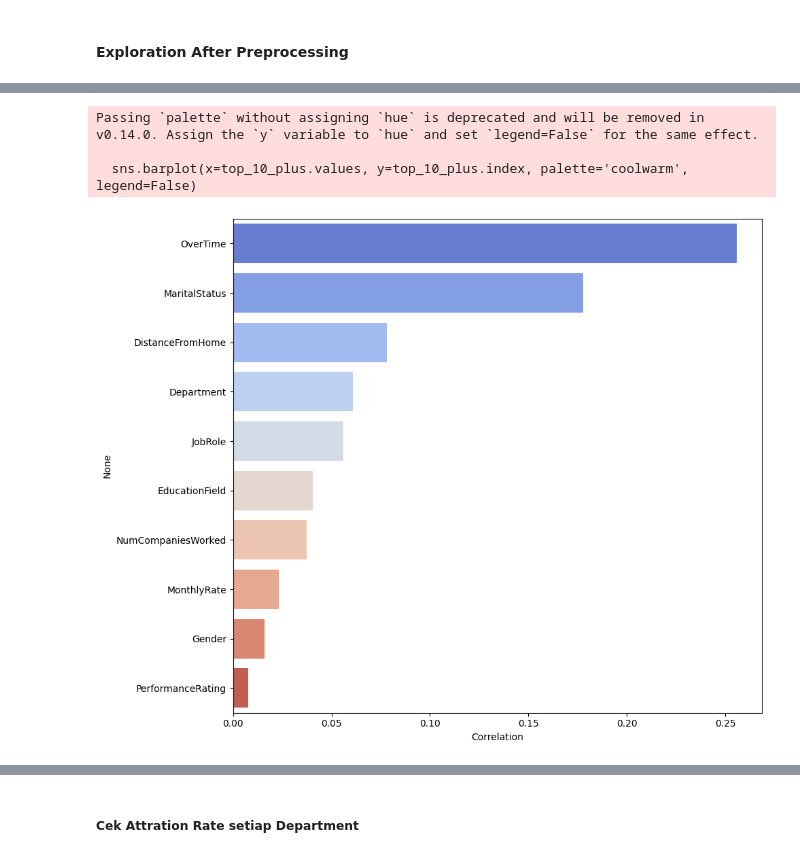
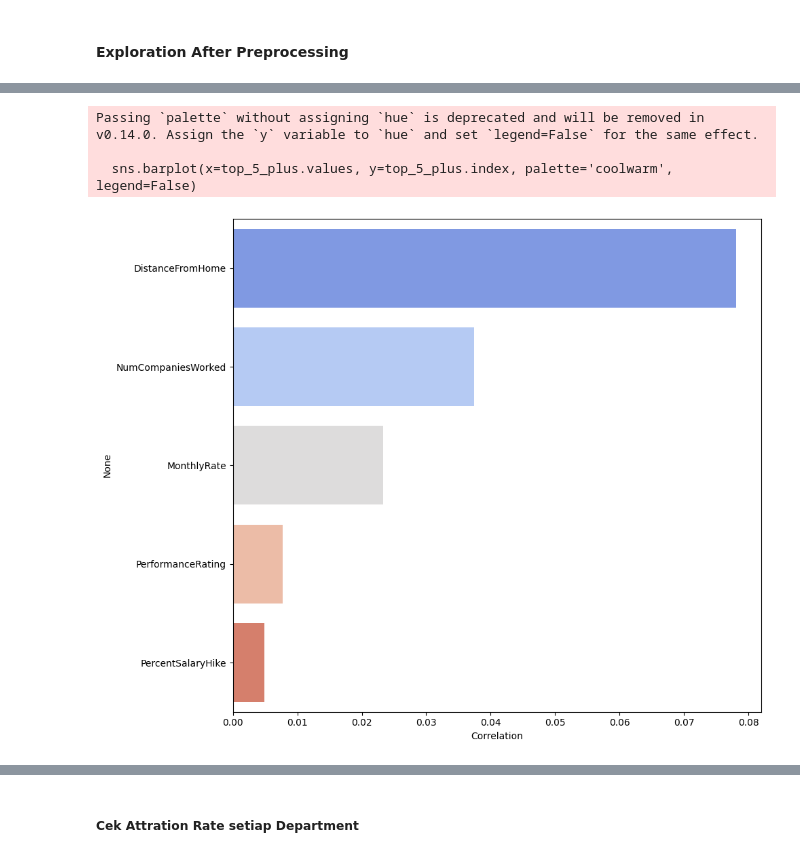
Before and after one commit to Sulbae/HR-Dashboard, a Jupyter notebook: notebook.ipynb, the cells around one changed output, grey strips where cells are left out. Cells and saved outputs as stored; diff of their text form; code cells hidden in the pictures.

```diff
--- a/notebook.ipynb
+++ b/notebook.ipynb
@@ -307,0 +309,6 @@ for col in categorical_features:
+# %%
+columns_to_drop = ['EmployeeCount', 'StandardHours', 'Over18']
+
+selected_df = df.copy().drop(columns=columns_to_drop, inplace=False)
+
+selected_df.info()
@@ -321,15 +347,15 @@ plt.show()
 # %%
 # Korelasi positif terhadap Attrition
-top_10_plus = df.corr()['Attrition'].drop('Attrition').sort_values(ascending=False).head(10)
+top_5_plus = selected_df.select_dtypes(include=['int64', 'float64']).corr(method='pearson')['Attrition'].drop('Attrition').sort_values(ascending=False).head()
 
 plt.figure(figsize=(10, 8))
-sns.barplot(x=top_10_plus.values, y=top_10_plus.index, palette='coolwarm', legend=False)
+sns.barplot(x=top_5_plus.values, y=top_5_plus.index, palette='coolwarm', legend=False)
 plt.title('')
 plt.xlabel('Correlation')
 plt.tight_layout()
 plt.show()
 # %% [output]
 Passing `palette` without assigning `hue` is deprecated and will be removed in v0.14.0. Assign the `y` variable to `hue` and set `legend=False` for the same effect.
 
-  sns.barplot(x=top_10_plus.values, y=top_10_plus.index, palette='coolwarm', legend=False)
+  sns.barplot(x=top_5_plus.values, y=top_5_plus.index, palette='coolwarm', legend=False)
-[figure, old version]
+[figure, new version]
```
Also changed, not shown: parts of 28 cells of this notebook, 1 other file.
